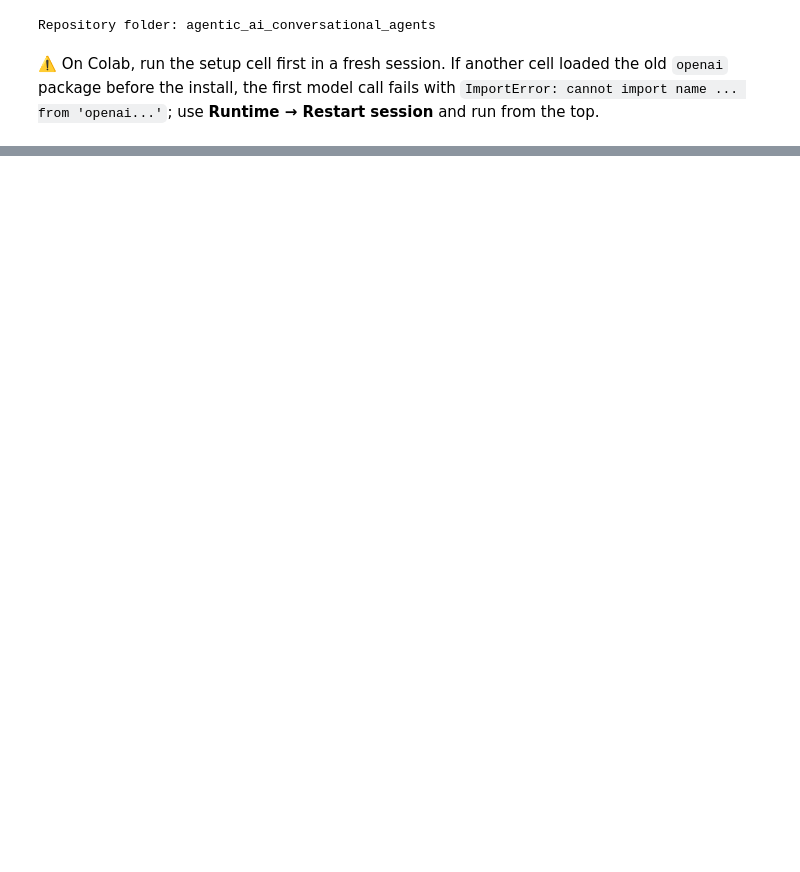
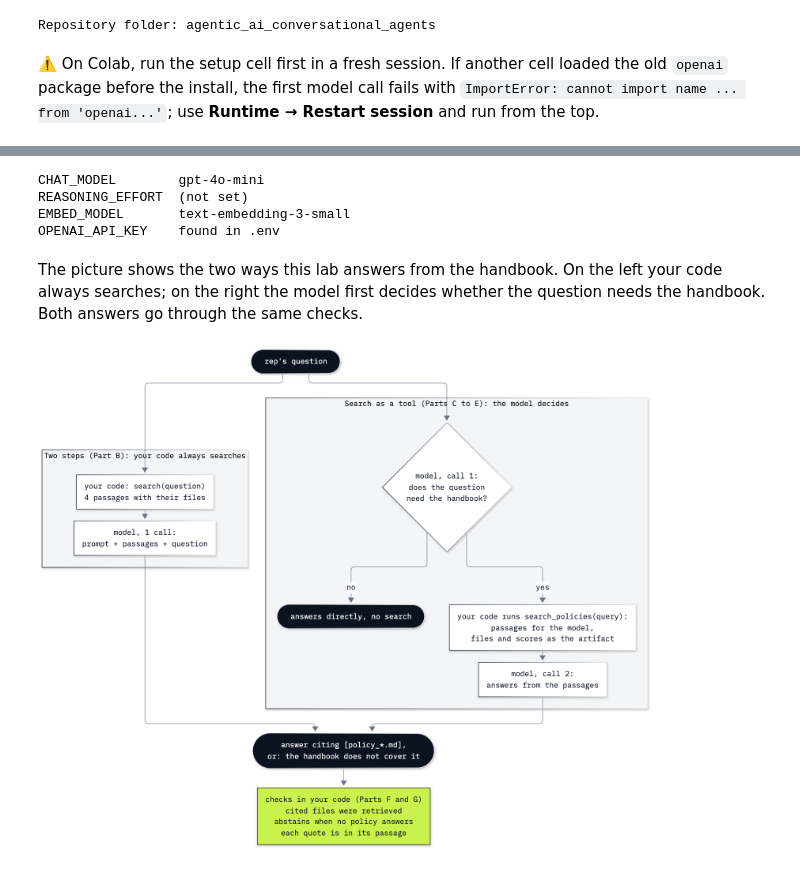
Before and after one commit to skjagini/agentic_ai_conversational_agents, a Jupyter notebook: 06_RAG_Citations_Abstention/06_rag_citations_abstention.ipynb, the cells around one changed output, grey strips where cells are left out. Cells and saved outputs as stored; diff of their text form; code cells hidden in the pictures; blank space fills up the shorter version.

Commit message:
06_RAG_Citations_Abstention lab

```diff
--- a/06_RAG_Citations_Abstention/06_rag_citations_abstention.ipynb
+++ b/06_RAG_Citations_Abstention/06_rag_citations_abstention.ipynb
@@ -1001,0 +53,23 @@ Use only what this lab showed. A worked solution is in `solved/` for the instruc
+# %%
+# Config: model names come from models.env; the key from the environment, .env or Colab Secrets.
+from shared.settings import load_settings, load_key
+
+settings = load_settings()
+key_found_in = load_key("OPENAI_API_KEY")
+
+for name in ("CHAT_MODEL", "REASONING_EFFORT", "EMBED_MODEL"):
+    print(f"{name:18}{settings[name] or '(not set)'}")
+print(f"{'OPENAI_API_KEY':18}{'found in ' + key_found_in if key_found_in else 'not found'}")
+# %% [output]
+CHAT_MODEL        gpt-4o-mini
+REASONING_EFFORT  (not set)
+EMBED_MODEL       text-embedding-3-small
+OPENAI_API_KEY    found in .env
+# %% [markdown]
+The picture shows the two ways this lab answers from the handbook. On the left your code always searches; on the
+right the model first decides whether the question needs the handbook. Both answers go through the same checks.
+# %%
+from IPython.display import Image
+Image(filename=ROOT / "06_RAG_Citations_Abstention" / "resources" / "search_tool.png", width=620)
+# %% [output]
+[figure, added]
```
Also changed, not shown: parts of 133 cells of this notebook, 5 other files.
